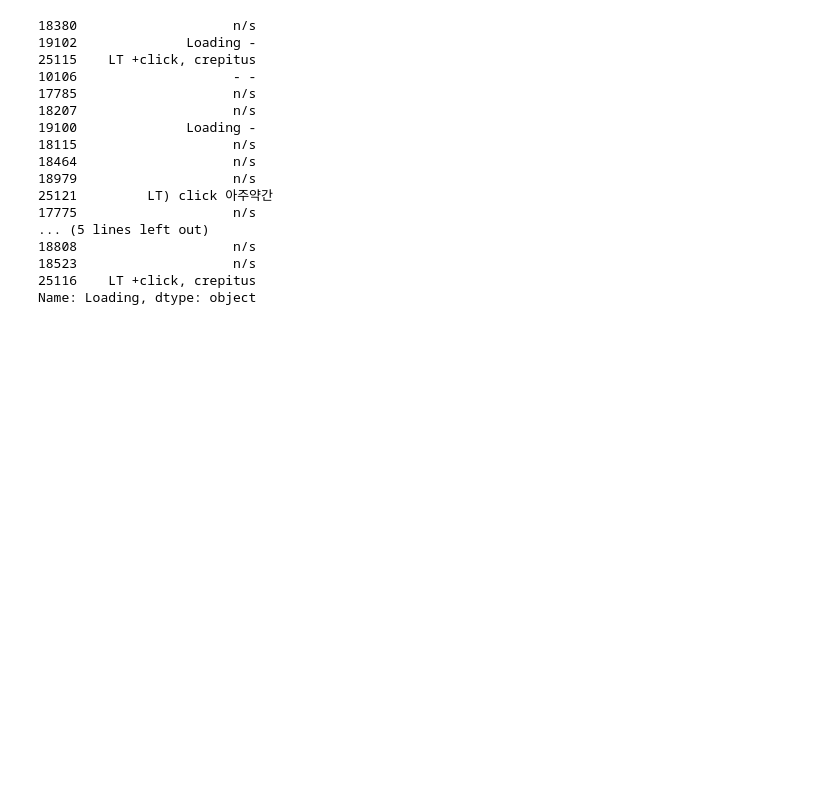
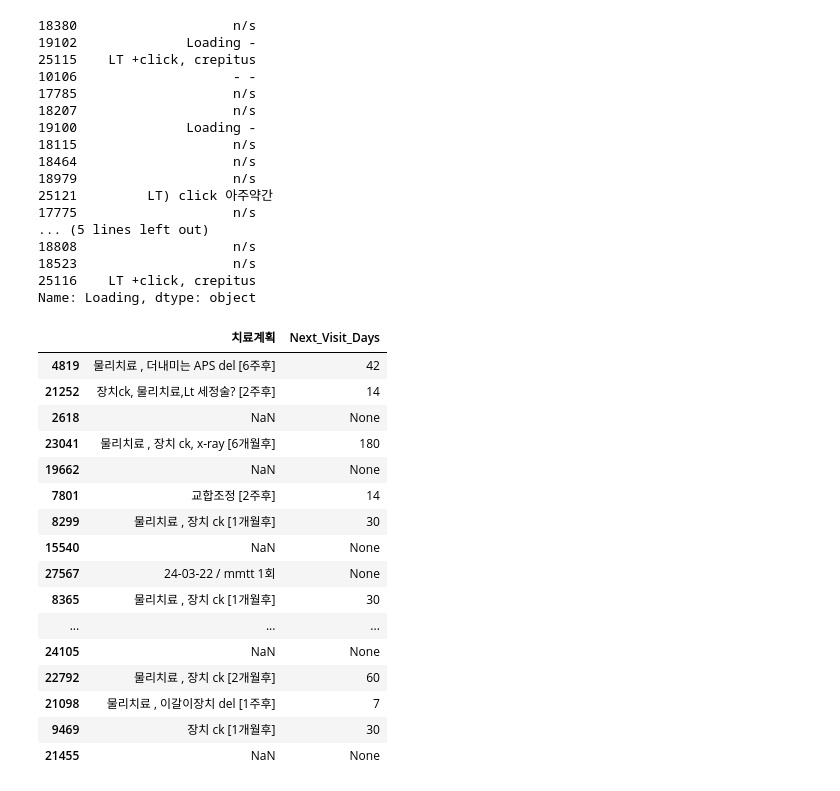
Before and after one commit to skadudd/prj_centum, a Jupyter notebook: numeric_parse/data_cleansing.ipynb, the cells around one changed output. Drawn from its saved outputs; the diff is of its cells as text; code cells hidden in the pictures; blank space fills up the shorter version.

```diff
--- a/numeric_parse/data_cleansing.ipynb
+++ b/numeric_parse/data_cleansing.ipynb
@@ -1502,0 +1928,20 @@ Name: Loading, dtype: object
+# %%
+extract_next_visit_days(df).sample(20)[['치료계획', 'Next_Visit_Days']]
+# %% [output]
+|  | 치료계획 | Next_Visit_Days |
+| 4819 | 물리치료 , 더내미는 APS del [6주후] | 42 |
+| 21252 | 장치ck, 물리치료,Lt 세정술? [2주후] | 14 |
+| 2618 | NaN | None |
+| 23041 | 물리치료 , 장치 ck, x-ray [6개월후] | 180 |
+| 19662 | NaN | None |
+| 7801 | 교합조정 [2주후] | 14 |
+| 8299 | 물리치료 , 장치 ck [1개월후] | 30 |
+| 15540 | NaN | None |
+| 27567 | 24-03-22 / mmtt 1회 | None |
+| 8365 | 물리치료 , 장치 ck [1개월후] | 30 |
+| ... | ... | ... |
+| 24105 | NaN | None |
+| 22792 | 물리치료 , 장치 ck [2개월후] | 60 |
+| 21098 | 물리치료 , 이갈이장치 del [1주후] | 7 |
+| 9469 | 장치 ck [1개월후] | 30 |
+| 21455 | NaN | None |
```
Also changed, not shown: parts of 40 cells of this notebook.
